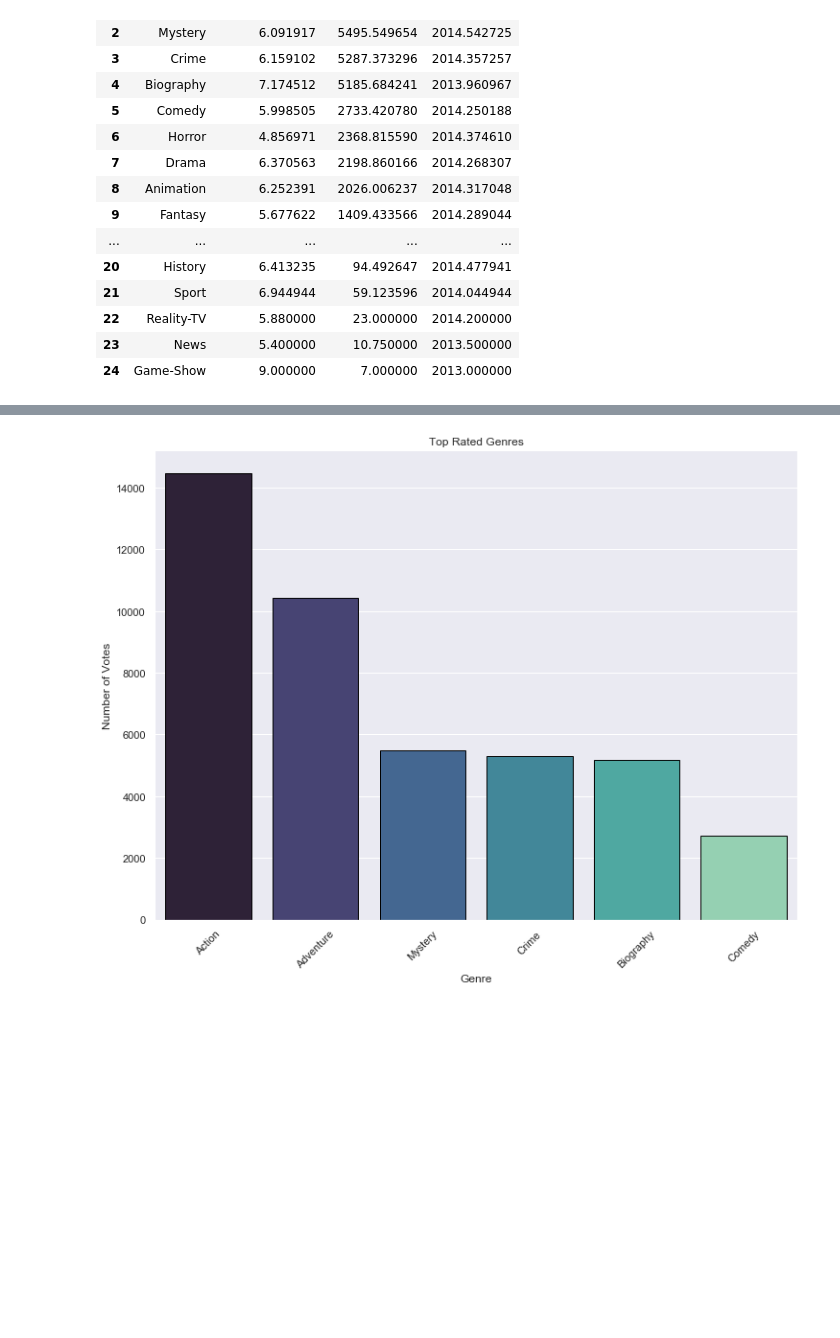
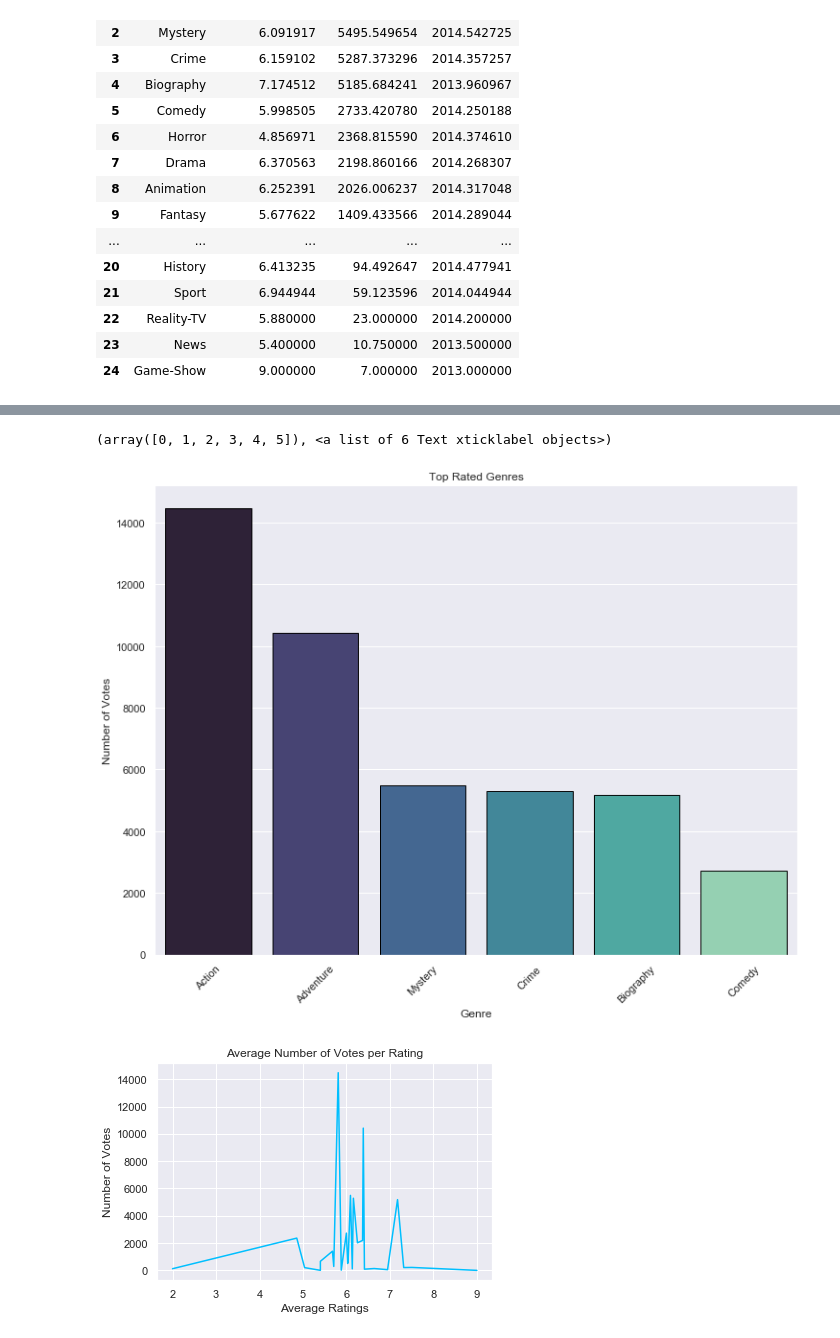
Before and after one commit to Aper012/Phase-1-project, a Jupyter notebook: Q1 clean.ipynb, the cells around one changed output, grey strips where cells are left out. Cells and saved outputs as stored; diff of their text form; code cells hidden in the pictures; blank space fills up the shorter version.

```diff
--- a/Q1 clean.ipynb
+++ b/Q1 clean.ipynb
@@ -439,12 +438,20 @@ plt.savefig('Q1 top genre.png')
 [figure]
 # %%
 plt.figure(figsize = (12,9))
-sns.barplot(x = 'genre1', y = 'numvotes', data = clean_top_genre.reset_index().head(6), palette = 'mako', edgecolor = 'black')
+sns.barplot(x = 'genre1', y = 'numvotes', data = clean_top_genre.reset_index().head(6),
+            palette = 'mako', edgecolor = 'black')
 plt.xlabel('Genre')
 plt.ylabel('Number of Votes')
 plt.title('Top Rated Genres')
 plt.xticks(rotation = 45)
-
-plt.savefig('Q1 NumVotes.png')
 # %% [output]
+(array([0, 1, 2, 3, 4, 5]), <a list of 6 Text xticklabel objects>)
 [figure]
+# %%
+sns.lineplot(data = clean_top_genre, x = 'averagerating', y = 'numvotes', color = 'deepskyblue')
+plt.xlabel('Average Ratings')
+plt.ylabel('Number of Votes')
+plt.title('Average Number of Votes per Rating')
+plt.savefig('Average votes linechart.png')
+# %% [output]
+[figure, added]
```
Also changed, not shown: parts of 1 cell of this notebook, 15 other files.
